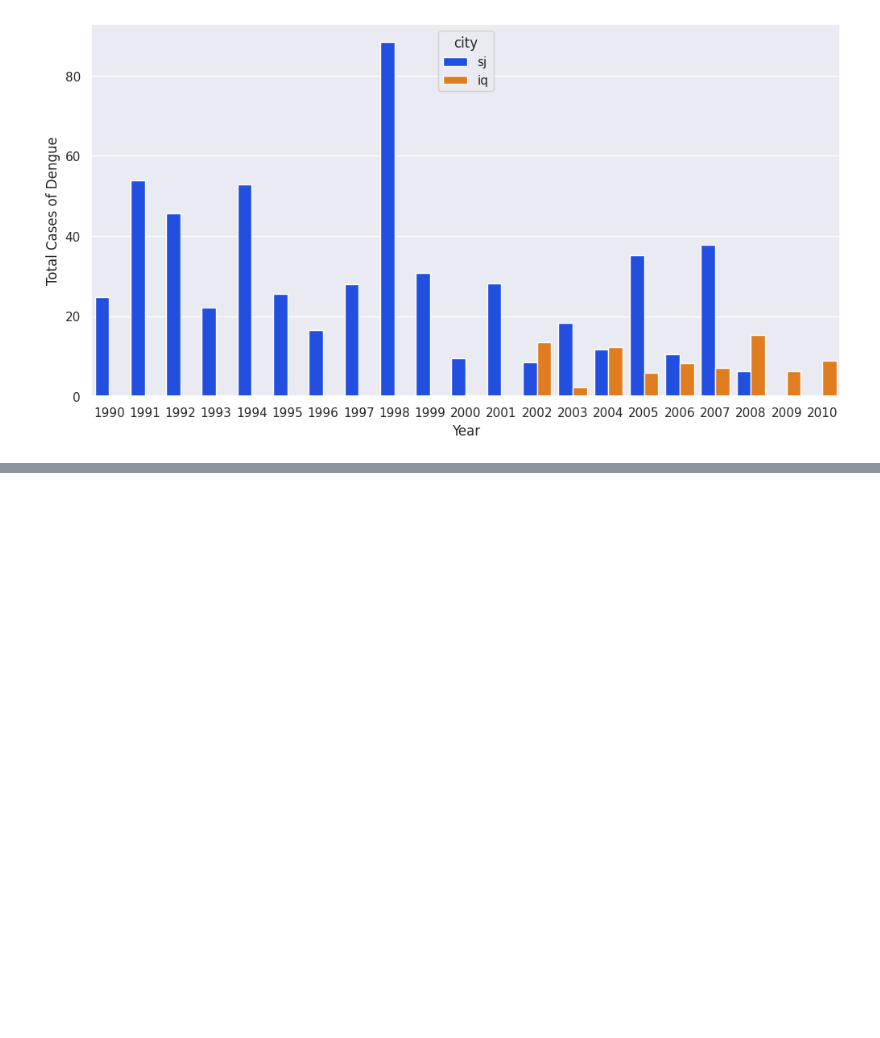
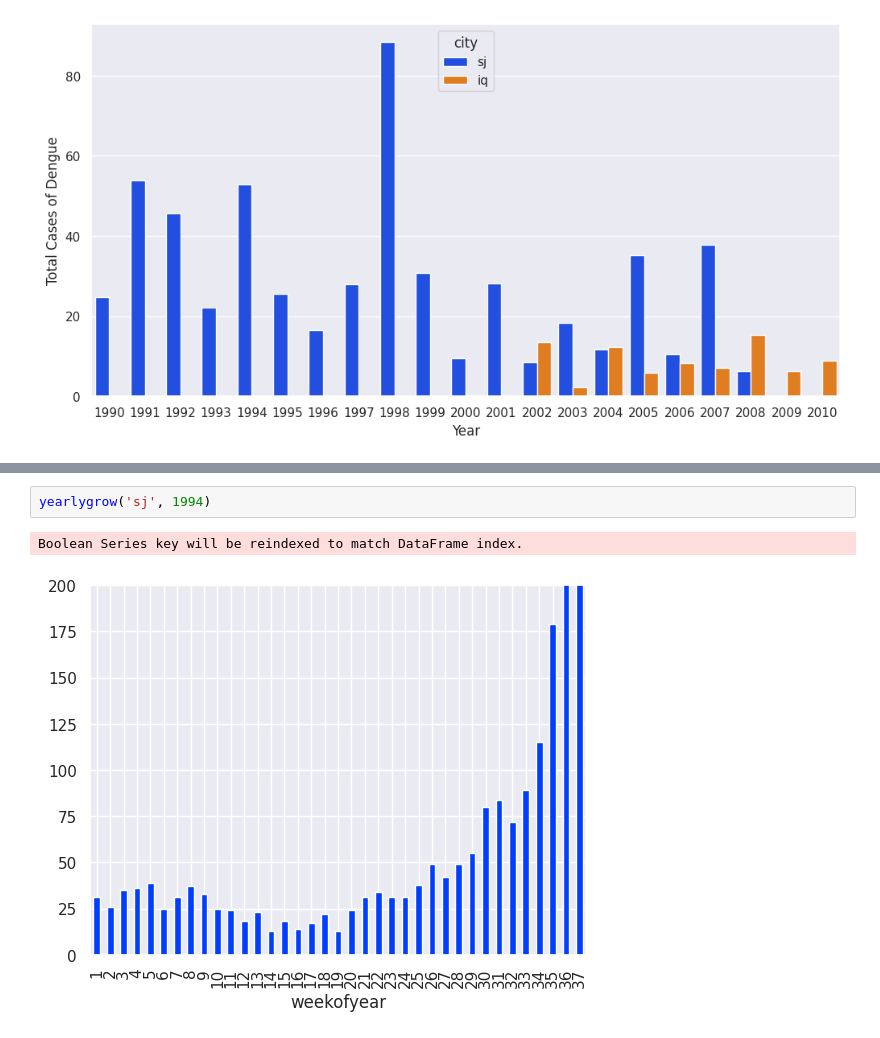
Before and after one commit to Sumitmeharwade/dengAI, a Jupyter notebook: DengAI.ipynb, the cells around one changed output, grey strips where cells are left out. Drawn from its saved outputs; the diff is of its cells as text; blank space fills up the shorter version.

```diff
--- a/DengAI.ipynb
+++ b/DengAI.ipynb
@@ -567,0 +608,5 @@ sns.lineplot(x='weekofyear', y='total_cases', data=df, hue='city')
+# %%
+yearlygrow('sj', 1994)
+# %% [output]
+Boolean Series key will be reindexed to match DataFrame index.
+[figure, added]
```
Also changed, not shown: parts of 16 cells of this notebook.
